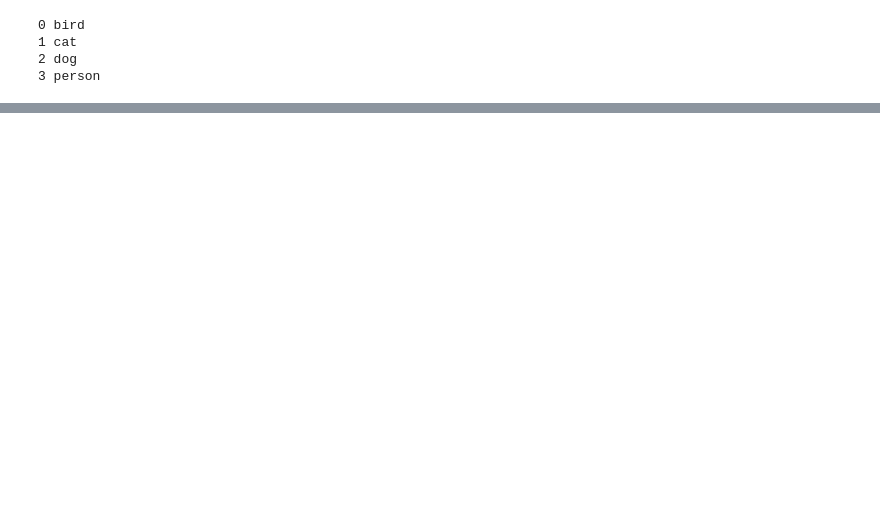
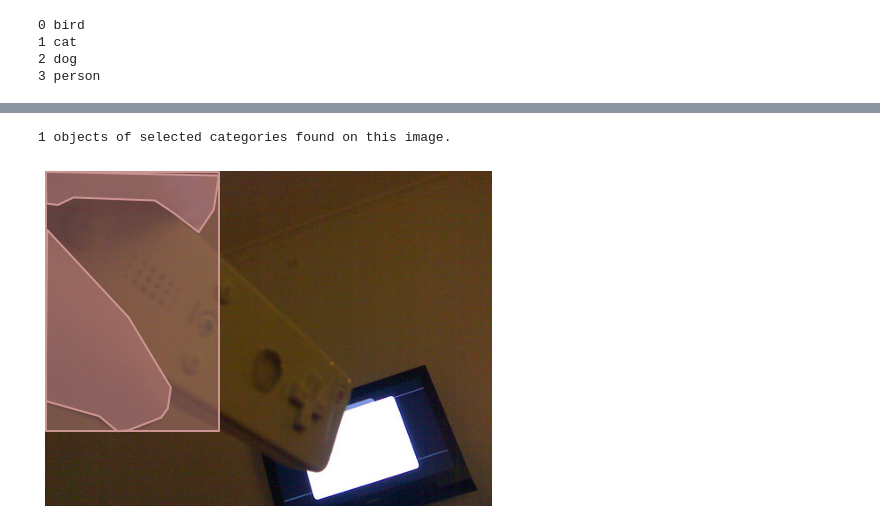
Before and after one commit to GeorgeBatch/cocoapi, a Jupyter notebook: PythonAPI/1-data-prep.ipynb, the cells around one changed output, grey strips where cells are left out. Cells and saved outputs as stored; diff of their text form; code cells hidden in the pictures; blank space fills up the shorter version.

```diff
--- a/PythonAPI/1-data-prep.ipynb
+++ b/PythonAPI/1-data-prep.ipynb
@@ -384,0 +471,10 @@ for i, catNm in enumerate(sorted(CATEGORIES_OF_INTEREST)):
+# %%
+# load and display instance annotations for SELECTED categories
+plt.imshow(sample_img); plt.axis('off')
+annIds = coco.getAnnIds(imgIds=sample_img_info['id'], catIds=catIds, iscrowd=None)
+anns = coco.loadAnns(annIds)
+coco.showAnns(anns, draw_bbox=True)
+print(len(anns), 'objects of selected categories found on this image.')
+# %% [output]
+1 objects of selected categories found on this image.
+[figure, added]
```
Also changed, not shown: parts of 31 cells of this notebook, 1 other file.
